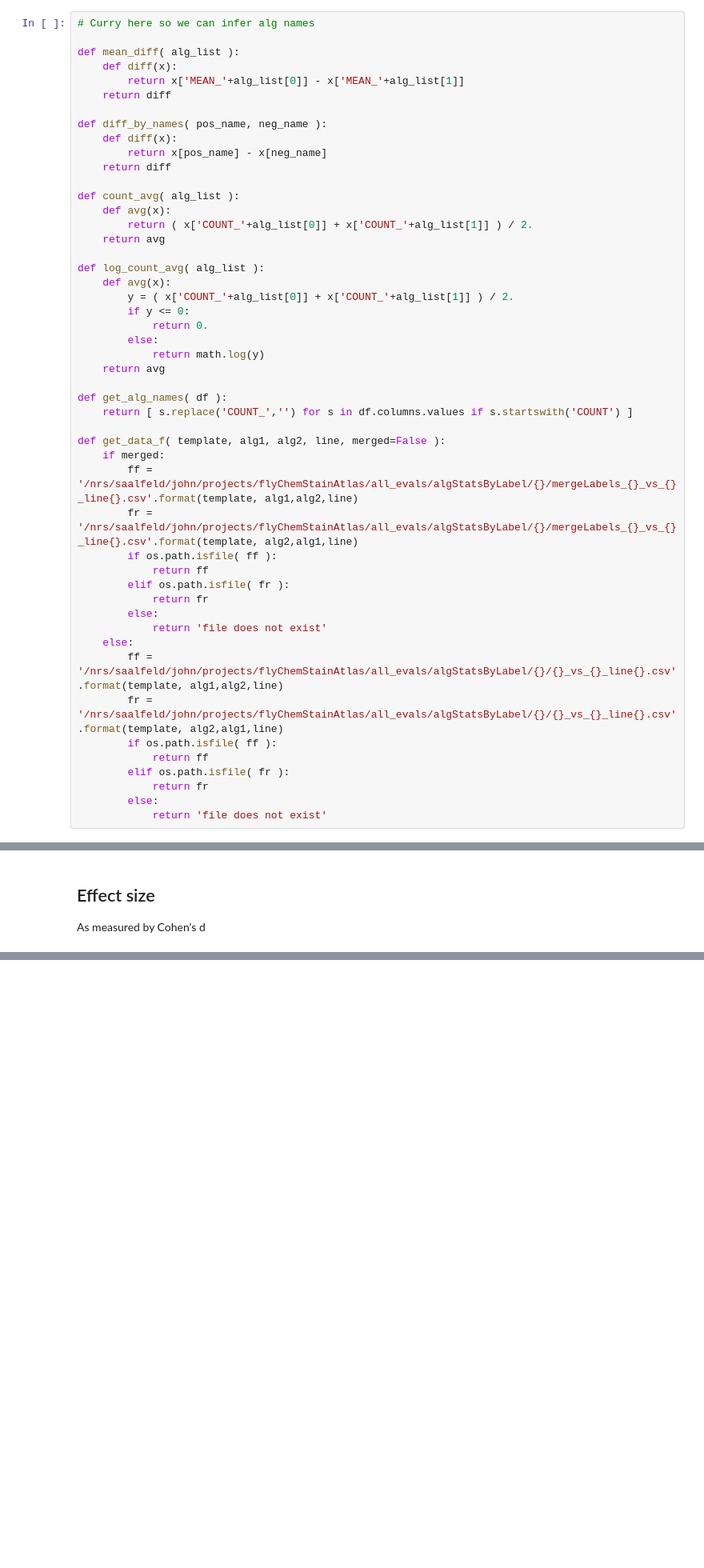
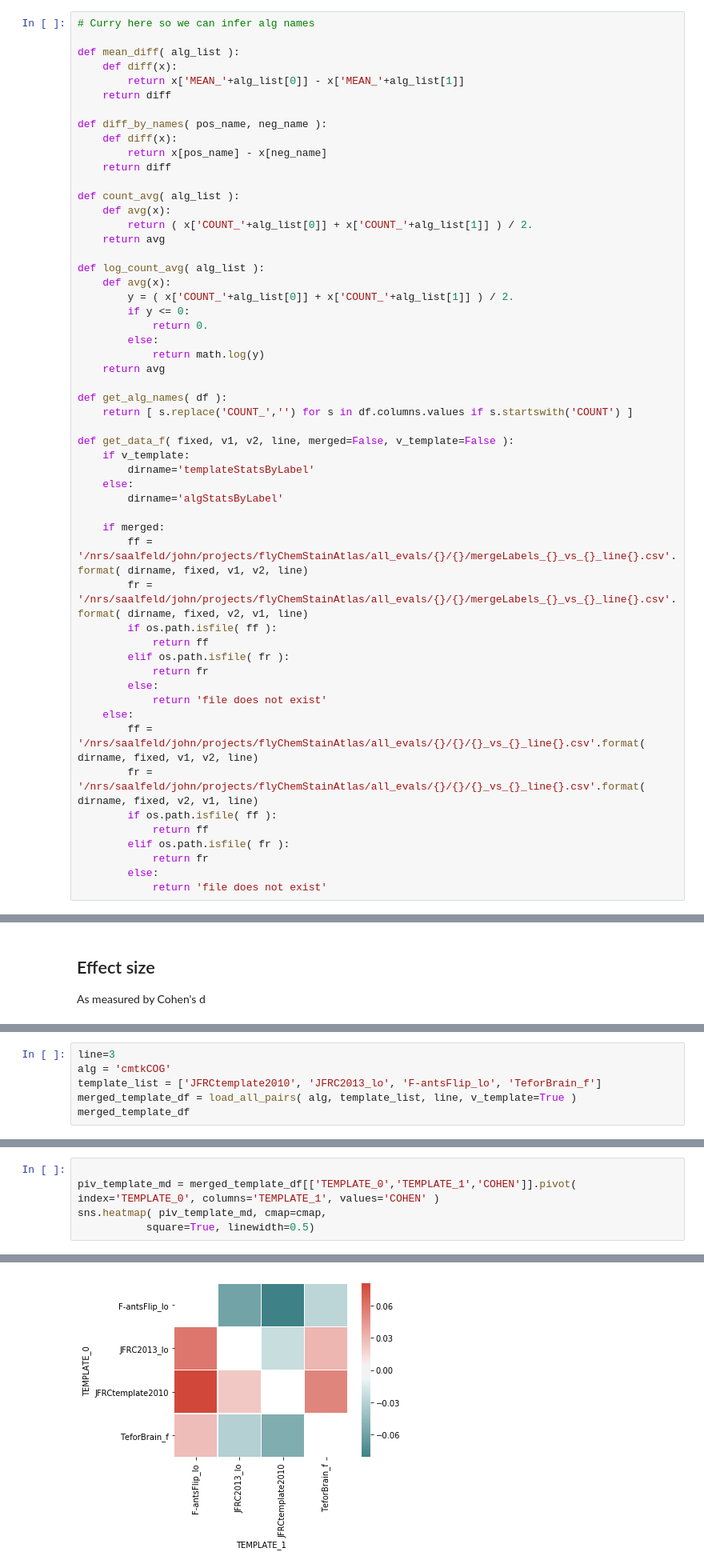
Before and after one commit to saalfeldlab/template-building, a Jupyter notebook: python/Vis_Pairwise_alg-template_stats.ipynb, the cells around one changed output, grey strips where cells are left out. Shown at 80% size. Cells and saved outputs as stored; diff of their text form; blank space fills up the shorter version.

Commit message:
general vis notebook for template stats

```diff
--- a/python/Vis_Pairwise_alg-template_stats.ipynb
+++ b/python/Vis_Pairwise_alg-template_stats.ipynb
@@ -54,10 +54,15 @@ def log_count_avg( alg_list ):
 def get_alg_names( df ):
     return [ s.replace('COUNT_','') for s in df.columns.values if s.startswith('COUNT') ]
 
-def get_data_f( template, alg1, alg2, line, merged=False ):
+def get_data_f( fixed, v1, v2, line, merged=False, v_template=False ):
+    if v_template:
+        dirname='templateStatsByLabel'
+    else:
+        dirname='algStatsByLabel'
+
     if merged:
-        ff = '/nrs/saalfeld/john/projects/flyChemStainAtlas/all_evals/algStatsByLabel/{}/mergeLabels_{}_vs_{}_line{}.csv'.format(template, alg1,alg2,line)
-        fr = '/nrs/saalfeld/john/projects/flyChemStainAtlas/all_evals/algStatsByLabel/{}/mergeLabels_{}_vs_{}_line{}.csv'.format(template, alg2,alg1,line)
+        ff = '/nrs/saalfeld/john/projects/flyChemStainAtlas/all_evals/{}/{}/mergeLabels_{}_vs_{}_line{}.csv'.format( dirname, fixed, v1, v2, line)
+        fr = '/nrs/saalfeld/john/projects/flyChemStainAtlas/all_evals/{}/{}/mergeLabels_{}_vs_{}_line{}.csv'.format( dirname, fixed, v2, v1, line)
         if os.path.isfile( ff ):
             return ff
         elif os.path.isfile( fr ):
@@ -65,8 +70,8 @@ def get_data_f( template, alg1, alg2, line, merged=False ):
         else:
             return 'file does not exist'
     else:
-        ff = '/nrs/saalfeld/john/projects/flyChemStainAtlas/all_evals/algStatsByLabel/{}/{}_vs_{}_line{}.csv'.format(template, alg1,alg2,line)
-        fr = '/nrs/saalfeld/john/projects/flyChemStainAtlas/all_evals/algStatsByLabel/{}/{}_vs_{}_line{}.csv'.format(template, alg2,alg1,line)
+        ff = '/nrs/saalfeld/john/projects/flyChemStainAtlas/all_evals/{}/{}/{}_vs_{}_line{}.csv'.format( dirname, fixed, v1, v2, line)
+        fr = '/nrs/saalfeld/john/projects/flyChemStainAtlas/all_evals/{}/{}/{}_vs_{}_line{}.csv'.format( dirname, fixed, v2, v1, line)
         if os.path.isfile( ff ):
             return ff
         elif os.path.isfile( fr ):
@@ -365,3 +389,9 @@ sns.heatmap( piv_effsz, cmap=cmap,
 # %% [output]
 <matplotlib.axes._subplots.AxesSubplot at 0x...>
 [figure]
+# %%
+line=3
+alg = 'cmtkCOG'
+template_list = ['JFRCtemplate2010', 'JFRC2013_lo', 'F-antsFlip_lo', 'TeforBrain_f']
+merged_template_df = load_all_pairs( alg, template_list, line, v_template=True )
+merged_template_df
@@ -367,0 +413,6 @@ sns.heatmap( piv_effsz, cmap=cmap,
+# %%
+
+piv_template_md = merged_template_df[['TEMPLATE_0','TEMPLATE_1','COHEN']].pivot( index='TEMPLATE_0', columns='TEMPLATE_1', values='COHEN' )
+sns.heatmap( piv_template_md, cmap=cmap,
+           square=True, linewidth=0.5)
+# %% [output]
@@ -367,0 +420 @@ sns.heatmap( piv_effsz, cmap=cmap,
+[figure, added]
```
Also changed, not shown: parts of 5 cells of this notebook.
